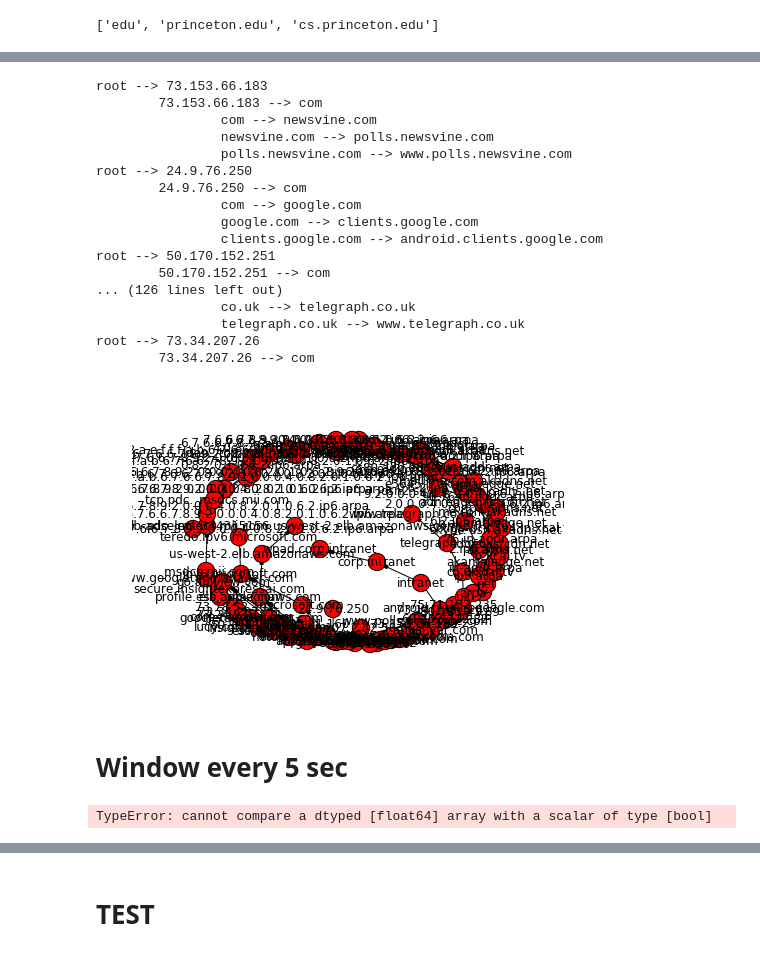
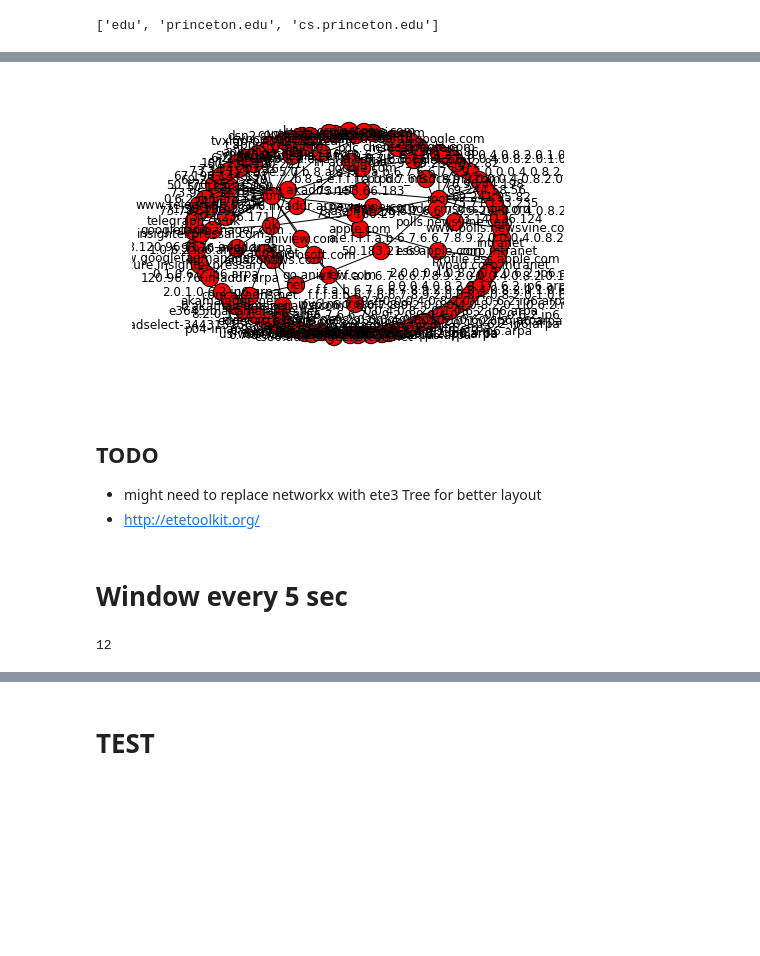
Before and after one commit to shahifaqeer/iot-dns, a Jupyter notebook: PIMA-1min-tree.ipynb, the cells around one changed output, grey strips where cells are left out. Drawn from its saved outputs; the diff is of its cells as text; code cells hidden in the pictures; blank space fills up the shorter version.

Commit message:
separate draw function due to really bad positioning by networkx library

```diff
--- a/PIMA-1min-tree.ipynb
+++ b/PIMA-1min-tree.ipynb
@@ -7,6 +7,8 @@ import pylab
 %pylab inline
 import pandas as pd
 import re
+
+PRINT_H = False
 # %% [output]
 Populating the interactive namespace from numpy and matplotlib
 WARNING: pylab import has clobbered these variables: ['pylab']
@@ -114,7 +98,7 @@ def add_branch(G, srcip, list_of_dns):
     # root and add branch to srcip
     G.add_node(srcip)
     G.add_edge('root', srcip)
-    print 'root', "-->", srcip
+    if PRINT_H: print 'root', "-->", srcip
 
     # domain split using str.split('.')
     for domain in list_of_dns:
@@ -123,7 +107,7 @@ def add_branch(G, srcip, list_of_dns):
         # connect to root (srcip) node
         if not G.has_edge(srcip, dom_list[0]):
             G.add_edge(srcip, dom_list[0])
-            print "\t", srcip, "-->", dom_list[0]
+            if PRINT_H: print "\t", srcip, "-->", dom_list[0]
 
         # add list of split domains to a branch in tree
         for i in range(len(dom_list)-1):
@@ -133,6 +117,18 @@ def add_branch(G, srcip, list_of_dns):
                 G.add_node(dom_list[i+1])
             if not G.has_edge(dom_list[i], dom_list[i+1]):
                 G.add_edge(dom_list[i], dom_list[i+1])
-                print "\t\t", dom_list[i], "-->", dom_list[i+1]
-
+                if PRINT_H: print "\t\t", dom_list[i], "-->", dom_list[i+1]
     return
+# %%
+def draw_domain_tree(G):
+    # print graph
+    G2 = nx.Graph(nx.prim_mst_edges(G))
+    #pos=nx.spring_layout(G2)
+    #nx.set_node_attributes(G2,'pos',pos)
+    #T = nx.bfs_tree(G2, 'root')
+
+    plt.figure()
+    nx.draw(G2, with_labels=True)
+    #nx.draw(T, with_labels=True)
+    plt.show()
+    return
@@ -151,42 +178,22 @@ def create_domain_tree(df):
     for srcip, domain_list in src_domain_dict.iteritems():
         add_branch(G, srcip, domain_list)
 
-    # print graph
-    G2 = nx.Graph(nx.prim_mst_edges(G))
-    #pos=nx.spring_layout(G2)
-    #nx.set_node_attributes(G2,'pos',pos)
-    T = nx.bfs_tree(G2, 'root')
-
-    plt.figure()
-    #nx.draw(G2, with_labels=True)
-    nx.draw(T, with_labels=True)
-    plt.show()
+    return G
 # %%
 test_df = df2.head(30)
 
-create_domain_tree(test_df)
+G = create_domain_tree(test_df)
+draw_domain_tree(G)
 # %% [output]
-root --> 73.153.66.183
-        73.153.66.183 --> com
-                com --> newsvine.com
-                newsvine.com --> polls.newsvine.com
-                polls.newsvine.com --> www.polls.newsvine.com
-root --> 24.9.76.250
-        24.9.76.250 --> com
-                com --> google.com
-                google.com --> clients.google.com
-                clients.google.com --> android.clients.google.com
-root --> 50.170.152.251
-        50.170.152.251 --> com
-... (126 lines left out)
-                co.uk --> telegraph.co.uk
-                telegraph.co.uk --> www.telegraph.co.uk
-root --> 73.34.207.26
-        73.34.207.26 --> com
-[figure, old version]
+[figure, new version]
+# %% [markdown]
+## TODO
+- might need to replace networkx with ete3 Tree for better layout
+- http://etetoolkit.org/
 # %% [markdown]
 # Window every 5 sec
 # %%
 windowed = window_df(df2, 5.0)
+print len(windowed)
 # %% [output]
-TypeError: cannot compare a dtyped [float64] array with a scalar of type [bool]
+12
```
Also changed, not shown: parts of 6 cells of this notebook.
